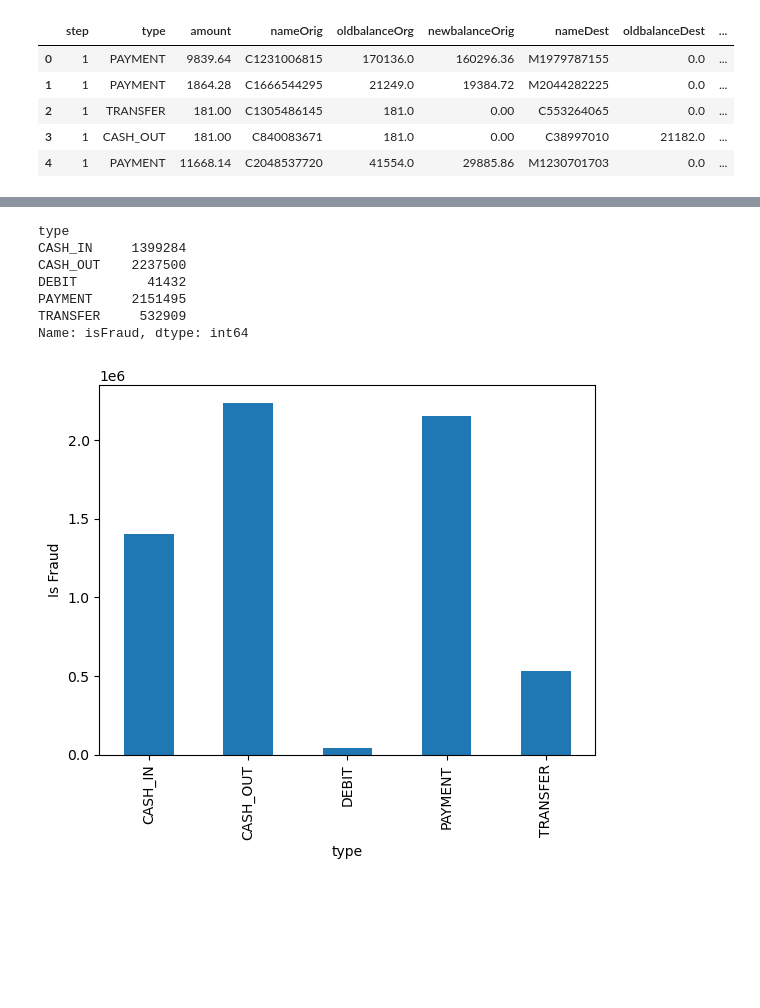
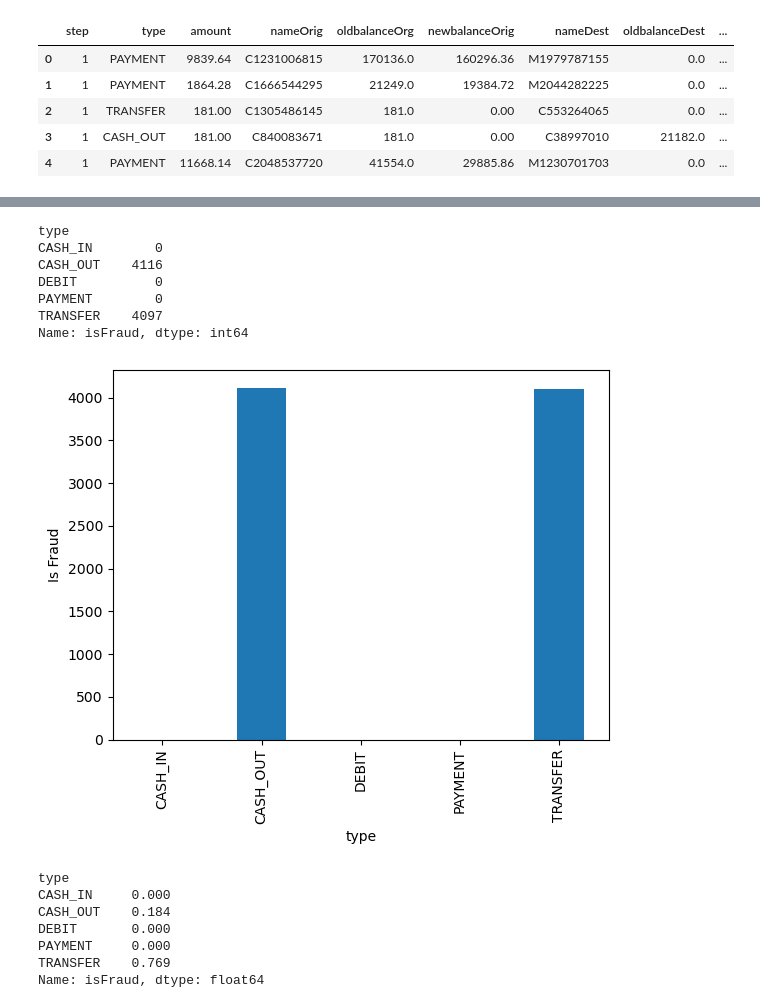
Before and after one commit to Sheryl122/Financial-Fraud-Analysis, a Jupyter notebook: code/eda.ipynb, the cells around one changed output, grey strips where cells are left out. Saved outputs shown, nothing was run; the diff lists cells and outputs as text; code cells hidden in the pictures; blank space fills up the shorter version.

```diff
--- a/code/eda.ipynb
+++ b/code/eda.ipynb
@@ -67,15 +60,27 @@ pd.crosstab(df['isFraud'], df['isFlaggedFraud'])
 # %%
-fraudVstype = df.groupby('type')['isFraud'].count()
+fraudVstype = df.groupby('type')['isFraud'].sum()
 print(fraudVstype)
 fraudVstype.plot(kind='bar')
+plt.title('Fraud Count by Type')
 plt.ylabel('Is Fraud')
 plt.show()
 # %% [output]
 type
-CASH_IN     1399284
-CASH_OUT    2237500
-DEBIT         41432
-PAYMENT     2151495
-TRANSFER     532909
+CASH_IN        0
+CASH_OUT    4116
+DEBIT          0
+PAYMENT        0
+TRANSFER    4097
 Name: isFraud, dtype: int64
-[figure, old version]
+[figure, new version]
+# %%
+fraudVstypepercent = df.groupby('type')['isFraud'].mean().round(5) * 100
+fraudVstypepercent
+# %% [output]
+type
+CASH_IN     0.000
+CASH_OUT    0.184
+DEBIT       0.000
+PAYMENT     0.000
+TRANSFER    0.769
+Name: isFraud, dtype: float64
```
Also changed, not shown: parts of 3 cells of this notebook.
